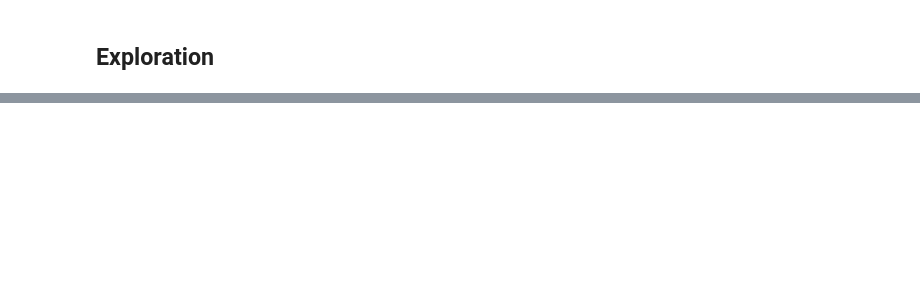
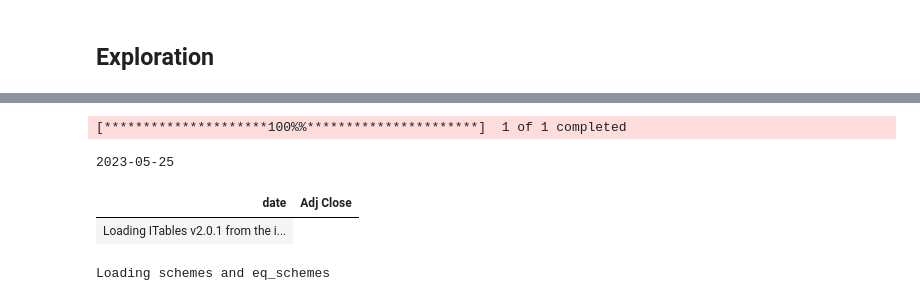
Before and after one commit to prayansh1996/investment-analysis, a Jupyter notebook: MutualFunds.ipynb, the cells around one changed output, grey strips where cells are left out. Saved outputs shown, nothing was run; the diff lists cells and outputs as text; code cells hidden in the pictures; blank space fills up the shorter version.

```diff
--- a/MutualFunds.ipynb
+++ b/MutualFunds.ipynb
@@ -296,0 +264,11 @@ df.reset_index()[['Date', 'Close']]
+# %%
+id.get_nav('1y')
+# %% [output]
+[*********************100%%**********************]  1 of 1 completed
+2023-05-25
+| date | Adj Close |
+| Loading ITables v2.0.1 from the i... |
+# %%
+m = Measures('NIFTY 50')
+# %% [output]
+Loading schemes and eq_schemes
```
Also changed, not shown: parts of 23 cells of this notebook, 1 other file.
